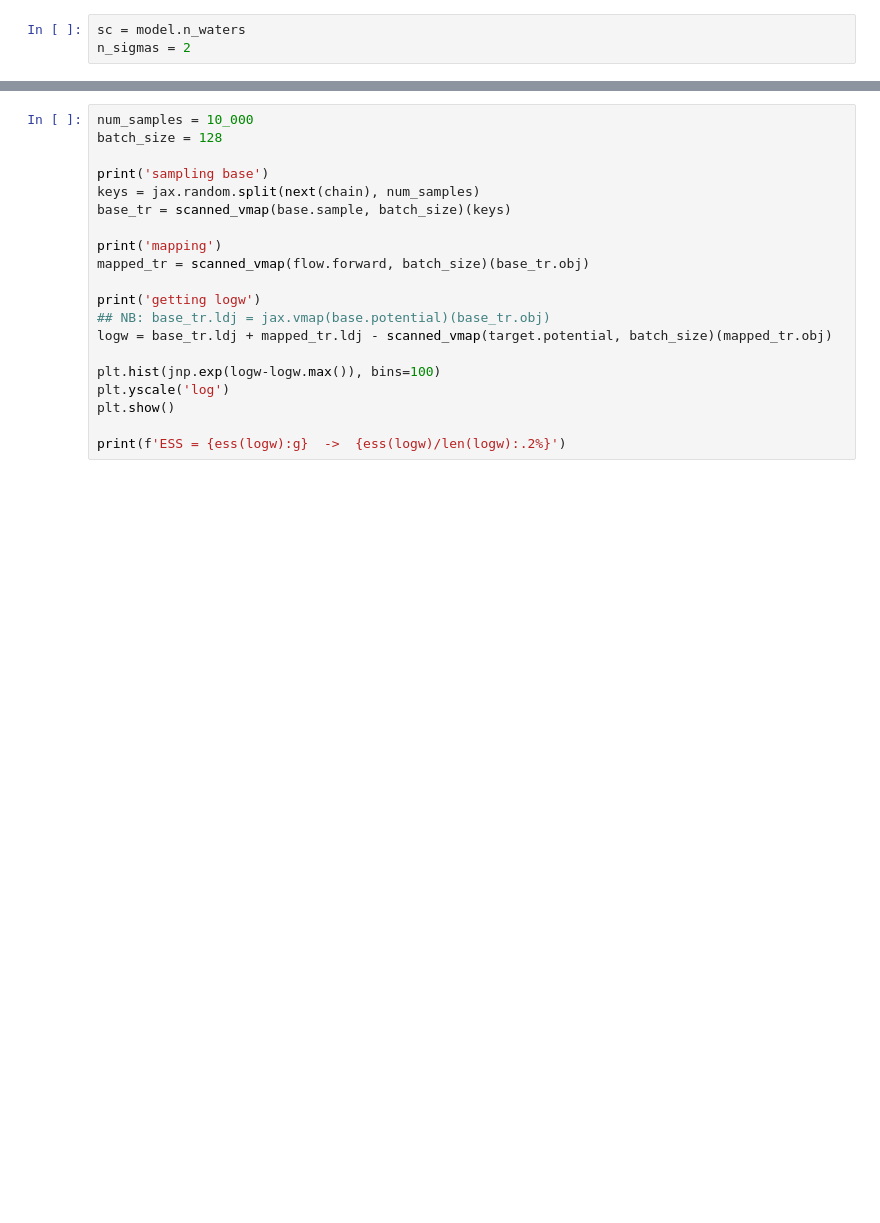
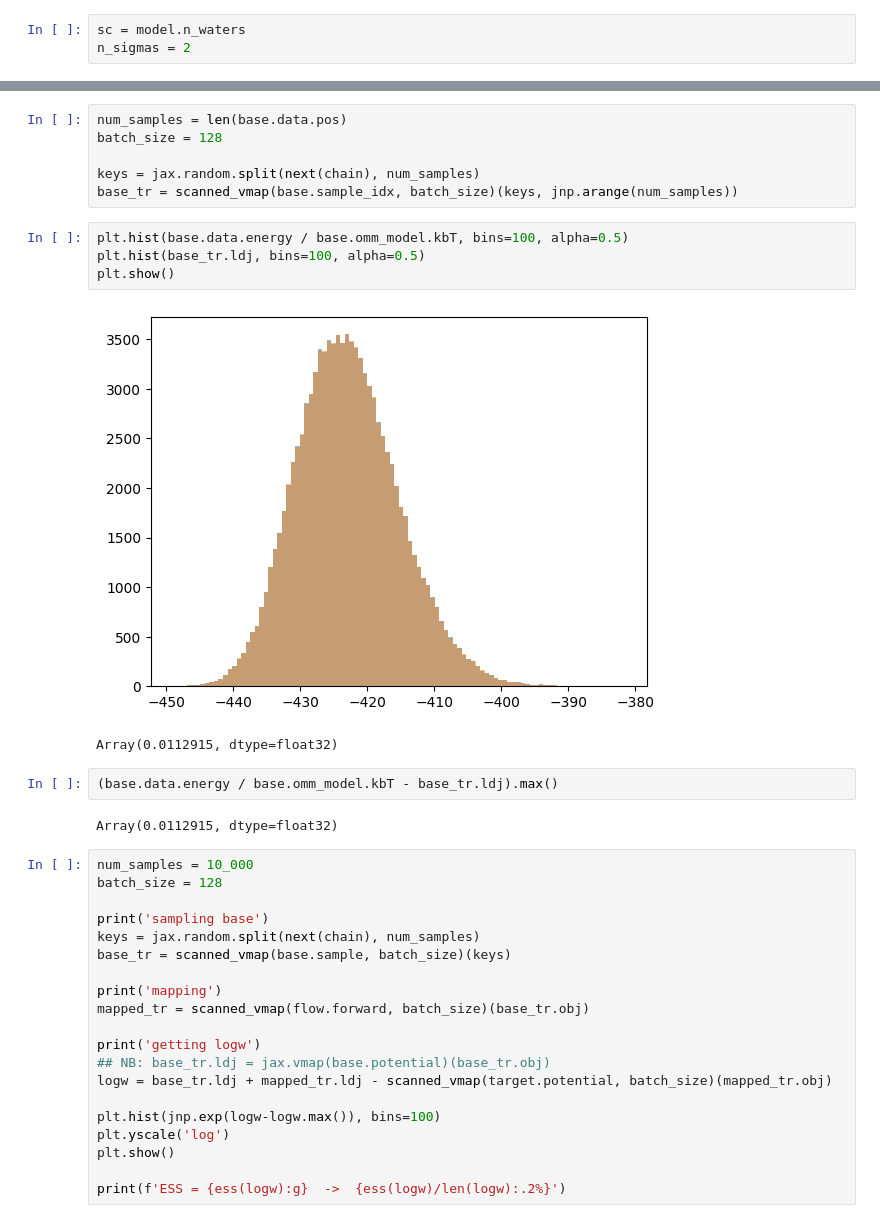
Before and after one commit to noegroup/rigid-flows, a Jupyter notebook: testing_postp-lbar_consecutive.ipynb, the cells around one changed output, grey strips where cells are left out. Cells and saved outputs as stored; diff of their text form; blank space fills up the shorter version.

```diff
--- a/testing_postp-lbar_consecutive.ipynb
+++ b/testing_postp-lbar_consecutive.ipynb
@@ -180,4 +180,21 @@ DeltaF_ref = -41.51815873380942 +/- 0.00147502
 SystemError: LBARstats found, sure you want to recalculate them?
+# %%
+num_samples = len(base.data.pos)
+batch_size = 128
+
+keys = jax.random.split(next(chain), num_samples)
+base_tr = scanned_vmap(base.sample_idx, batch_size)(keys, jnp.arange(num_samples))
+# %%
+plt.hist(base.data.energy / base.omm_model.kbT, bins=100, alpha=0.5)
+plt.hist(base_tr.ldj, bins=100, alpha=0.5)
+plt.show()
+# %% [output]
+[figure, added]
+Array(0.0112915, dtype=float32)
+# %%
+(base.data.energy / base.omm_model.kbT - base_tr.ldj).max()
+# %% [output]
+Array(0.0112915, dtype=float32)
 # %%
 num_samples = 10_000
 batch_size = 128
```
Also changed, not shown: parts of 4 cells of this notebook, 5 other files.
